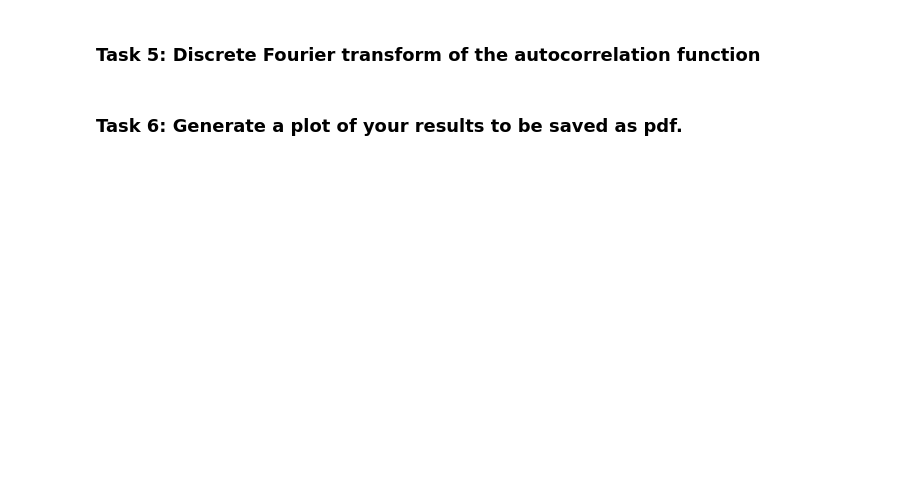
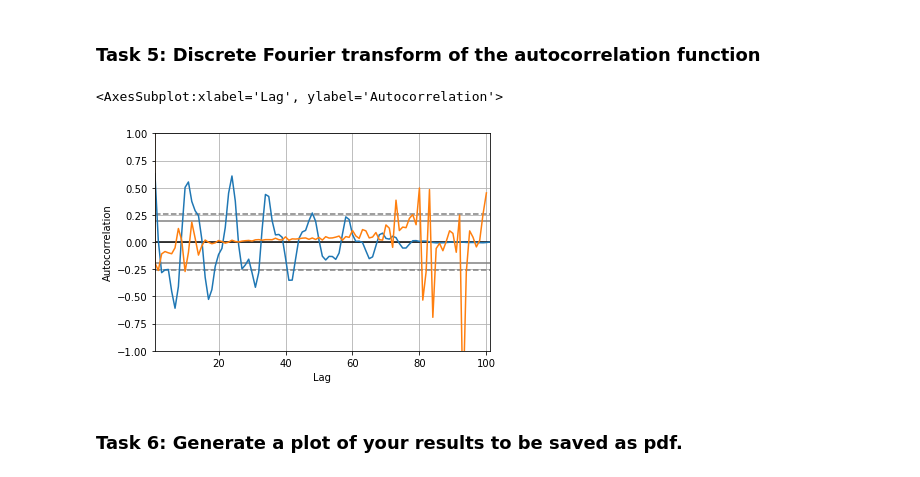
Before and after one commit to alexmonteirocastro/scientific-software-development-work, a Jupyter notebook: src/notebook_unit1.ipynb, the cells around one changed output. Drawn from its saved outputs; the diff is of its cells as text; code cells hidden in the pictures; blank space fills up the shorter version.

```diff
--- a/src/notebook_unit1.ipynb
+++ b/src/notebook_unit1.ipynb
@@ -219,6 +231,14 @@ into_complex_matrix(nstate_i)
 # %%
 # discrete Fourier-transform the autocorrelation function - now we need all frequency components,
 # also the negative ones
+
+pd.plotting.autocorrelation_plot(np.absolute(arr_complex_sum))
+
+nstate_i_fft = np.fft.fft(arr_complex_sum, norm='ortho')
+plt.plot(data=nstate_i_fft.real, legend='auto')
+# %% [output]
+<AxesSubplot:xlabel='Lag', ylabel='Autocorrelation'>
+[figure, added]
 # %% [markdown]
 ### Task 6: Generate a plot of your results to be saved as pdf.
 # %%
```
Also changed, not shown: parts of 11 cells of this notebook.
